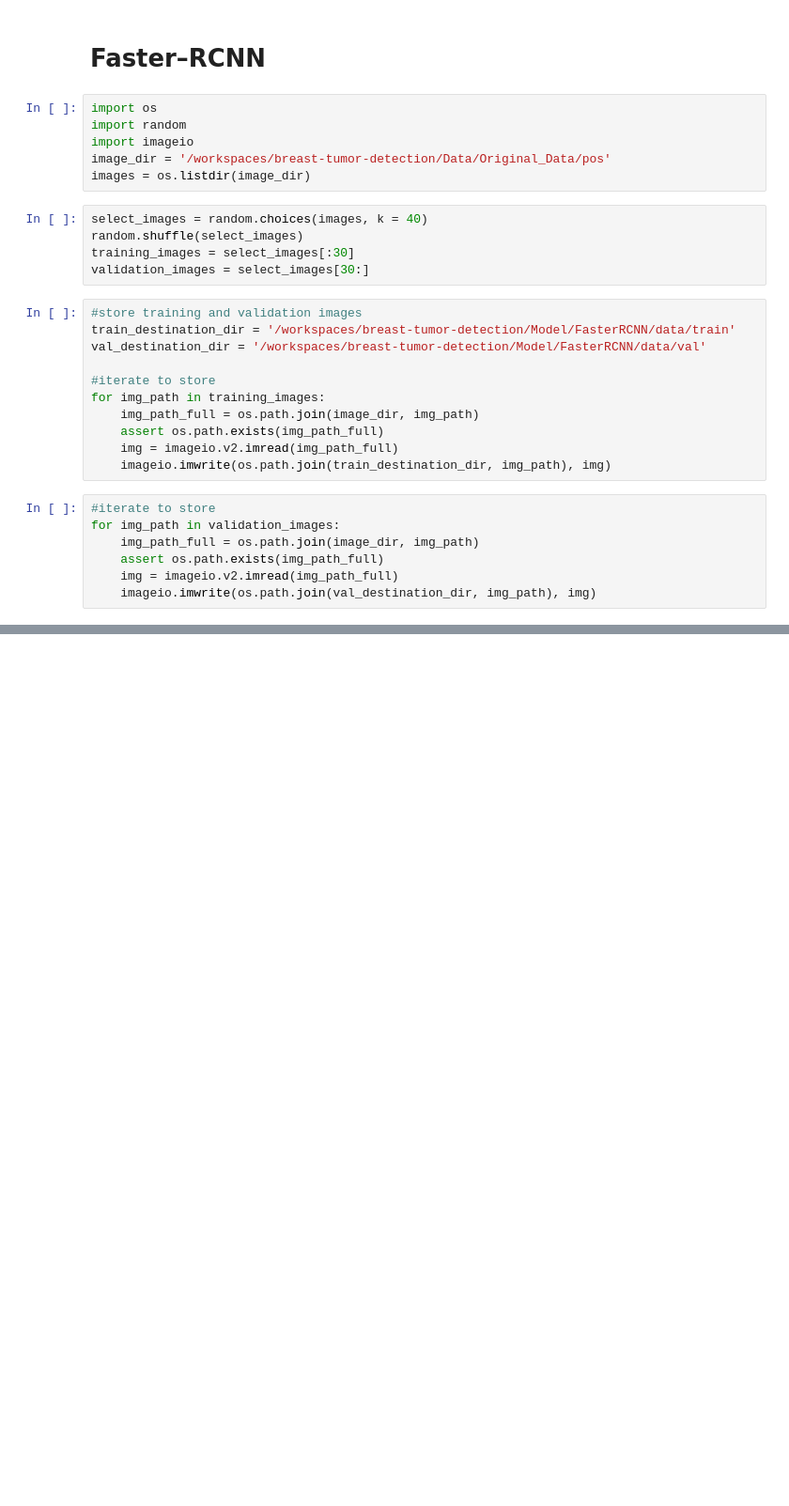
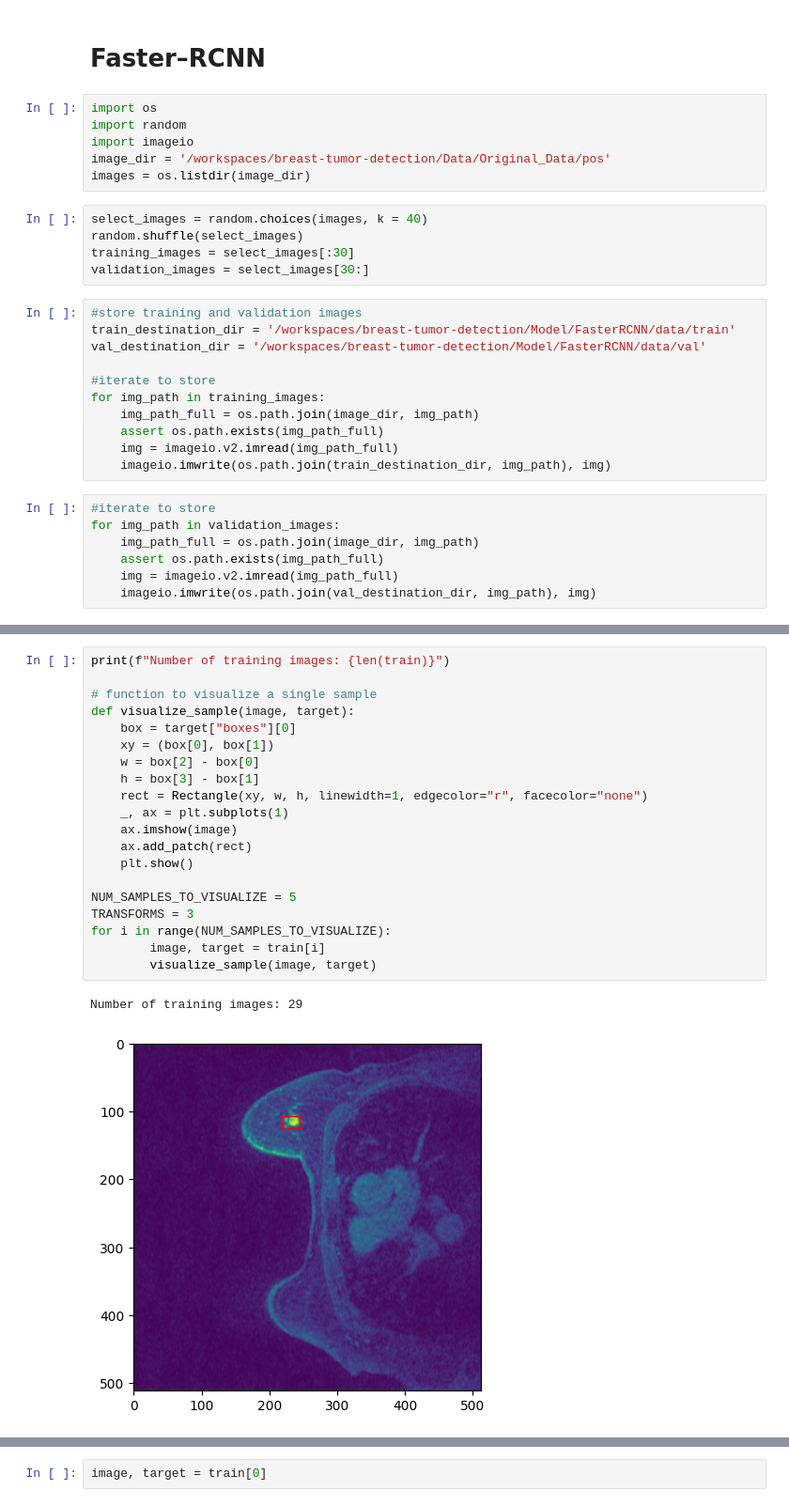
Before and after one commit to nogibjj/breast-tumor-detection, a Jupyter notebook: Model/FasterRCNN/faster_rcnn.ipynb, the cells around one changed output, grey strips where cells are left out. Shown at 94% size. Drawn from its saved outputs; the diff is of its cells as text; blank space fills up the shorter version.

```diff
--- a/Model/FasterRCNN/faster_rcnn.ipynb
+++ b/Model/FasterRCNN/faster_rcnn.ipynb
@@ -31,0 +143,23 @@ for img_path in validation_images:
+# %%
+print(f"Number of training images: {len(train)}")
+
+# function to visualize a single sample
+def visualize_sample(image, target):
+    box = target["boxes"][0]
+    xy = (box[0], box[1])
+    w = box[2] - box[0]
+    h = box[3] - box[1]
+    rect = Rectangle(xy, w, h, linewidth=1, edgecolor="r", facecolor="none")
+    _, ax = plt.subplots(1)
+    ax.imshow(image)
+    ax.add_patch(rect)
+    plt.show()
+
+NUM_SAMPLES_TO_VISUALIZE = 5
+TRANSFORMS = 3
+for i in range(NUM_SAMPLES_TO_VISUALIZE):
+        image, target = train[i]
+        visualize_sample(image, target)
+# %% [output]
+Number of training images: 29
+[figure, added]
@@ -31,0 +170,2 @@ for img_path in validation_images:
+# %%
+image, target = train[0]
```
Also changed, not shown: parts of 5 cells of this notebook, 7 other files.
